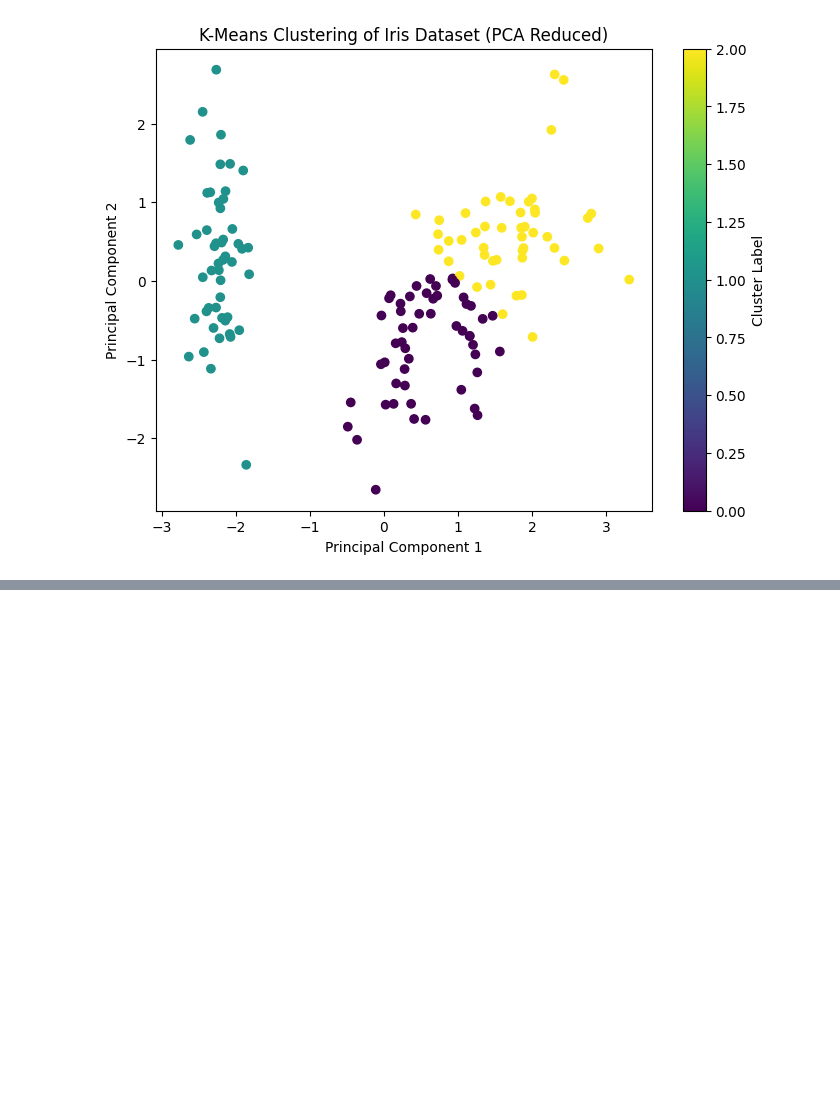
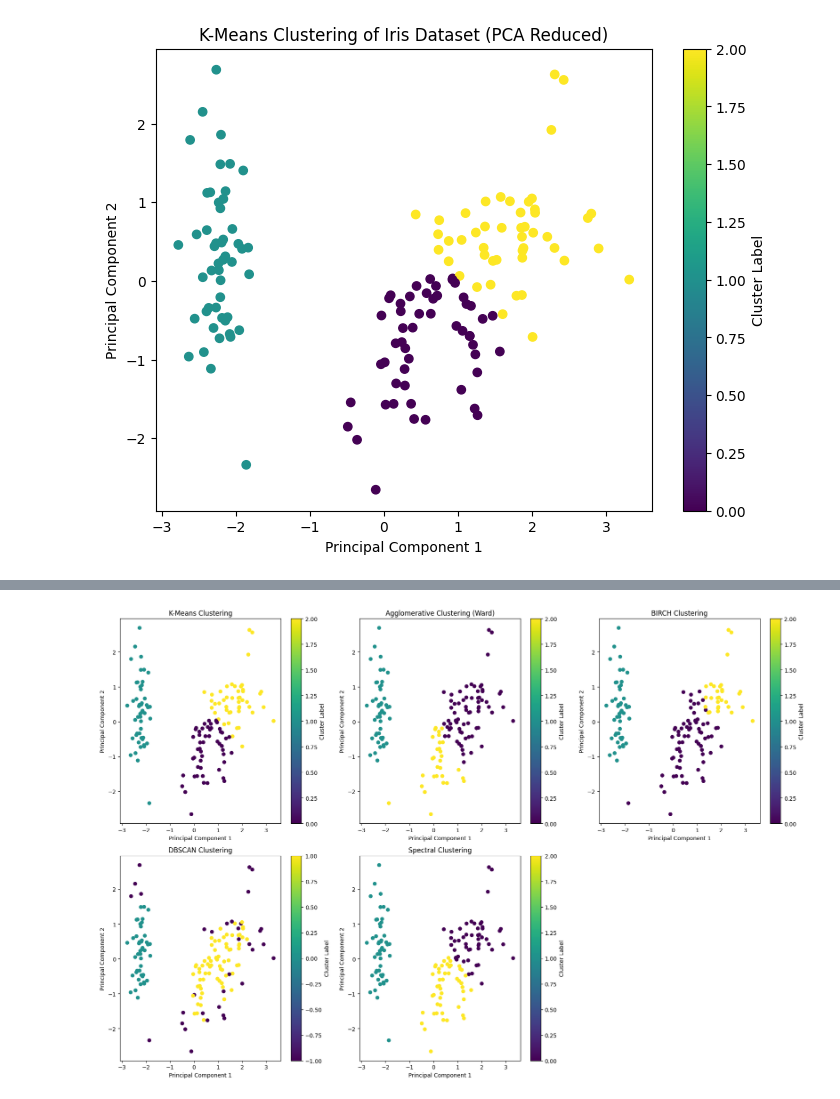
Before and after one commit to MohitNaren/ML, a Jupyter notebook: ml7.ipynb, the cells around one changed output, grey strips where cells are left out. Cells and saved outputs as stored; diff of their text form; code cells hidden in the pictures; blank space fills up the shorter version.

```diff
--- a/ml7.ipynb
+++ b/ml7.ipynb
@@ -87,0 +401,17 @@ plt.show()
+# %%
+from sklearn.cluster import DBSCAN
+import numpy as np
+
+# Instantiate a DBSCAN object with default parameters
+dbscan = DBSCAN(eps=0.5, min_samples=5)
+
+# Fit the DBSCAN model to the scaled_features data
+dbscan.fit(scaled_features)
+
+# Store the cluster labels
+dbscan_labels = dbscan.labels_
+
+# Print the unique cluster labels and their counts
+unique_labels, counts = np.unique(dbscan_labels, return_counts=True)
+print("Unique DBSCAN labels:", unique_labels)
+print("Counts for each label:", counts)
@@ -87,0 +437,62 @@ plt.show()
+# %%
+ import matplotlib.pyplot as plt
+from sklearn.cluster import AgglomerativeClustering, Birch, DBSCAN, SpectralClustering
+from sklearn.decomposition import PCA
+
+# Assuming pca_features is already computed from a previous step
+# Assuming scaled_features is already computed from a previous step
+
+# Re-run clustering algorithms to get labels if not already in the current session
+# K-Means labels (already computed in a previous step as kmeans_model.labels_)
+# Agglomerative Clustering (using Ward linkage as an example)
+agg_ward = AgglomerativeClustering(n_clusters=3, linkage='ward')
+agg_labels = agg_ward.fit_predict(scaled_features)
+
+# BIRCH clustering
+birch_model = Birch(n_clusters=3) # Specify n_clusters for a more comparable result
+birch_model.fit(scaled_features)
+birch_labels = birch_model.labels_
+
+# DBSCAN clustering - needs eps and min_samples tuned or chosen. Using previous values.
+# Note: DBSCAN may produce a different number of clusters or noise points (-1 label)
+dbscan = DBSCAN(eps=0.5, min_samples=5)
+dbscan_labels = dbscan.fit_predict(scaled_features)
+
+# Spectral Clustering
+spectral_clustering = SpectralClustering(n_clusters=3, random_state=42, assign_labels='discretize')
+spectral_labels = spectral_clustering.fit_predict(scaled_features)
+
+
+# Create the figure and subplots
+fig, axes = plt.subplots(2, 3, figsize=(18, 12)) # Adjust figure size as needed
+axes = axes.ravel() # Flatten the 2x3 array of axes for easy iteration
+
+# List of labels and titles for each subplot
+cluster_labels = [kmeans_model.labels_, agg_labels, birch_labels, dbscan_labels, spectral_labels]
+titles = [
+    'K-Means Clustering',
+    'Agglomerative Clustering (Ward)',
+    'BIRCH Clustering',
+    'DBSCAN Clustering',
+    'Spectral Clustering'
+]
+
+# Iterate through the algorithms and plot the results
+for i, (labels, title) in enumerate(zip(cluster_labels, titles)):
+    ax = axes[i]
+    scatter = ax.scatter(pca_features[:, 0], pca_features[:, 1], c=labels, cmap='viridis')
+    ax.set_title(title)
+    ax.set_xlabel('Principal Component 1')
+    ax.set_ylabel('Principal Component 2')
+    # Add colorbar
+    fig.colorbar(scatter, ax=ax, label='Cluster Label')
+
+# Hide any unused subplots
+for j in range(len(cluster_labels), len(axes)):
+    fig.delaxes(axes[j])
+
+# Adjust layout and display the plot
+plt.tight_layout()
+plt.show()
+# %% [output]
+[figure, added]
```
Also changed, not shown: parts of 9 cells of this notebook.
